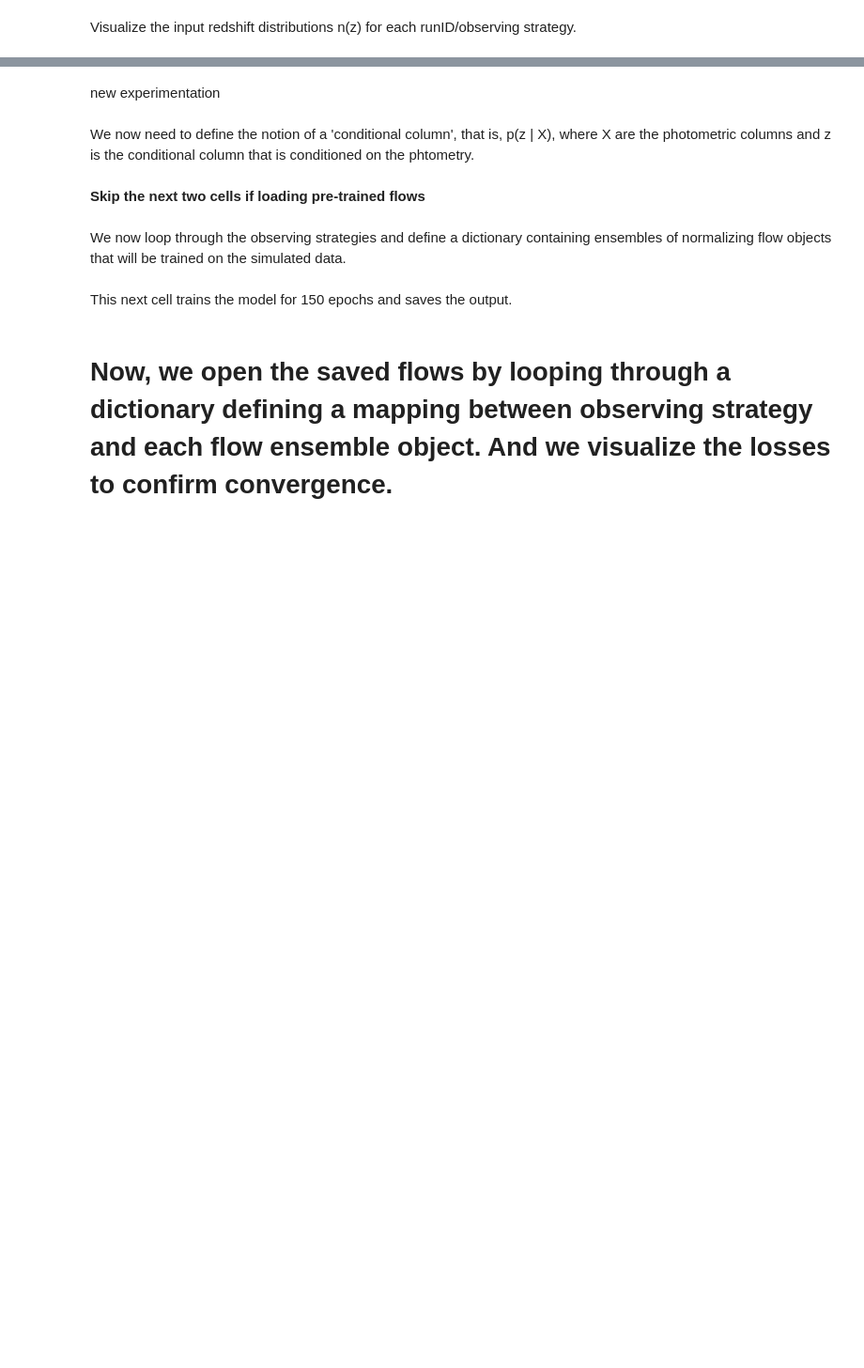
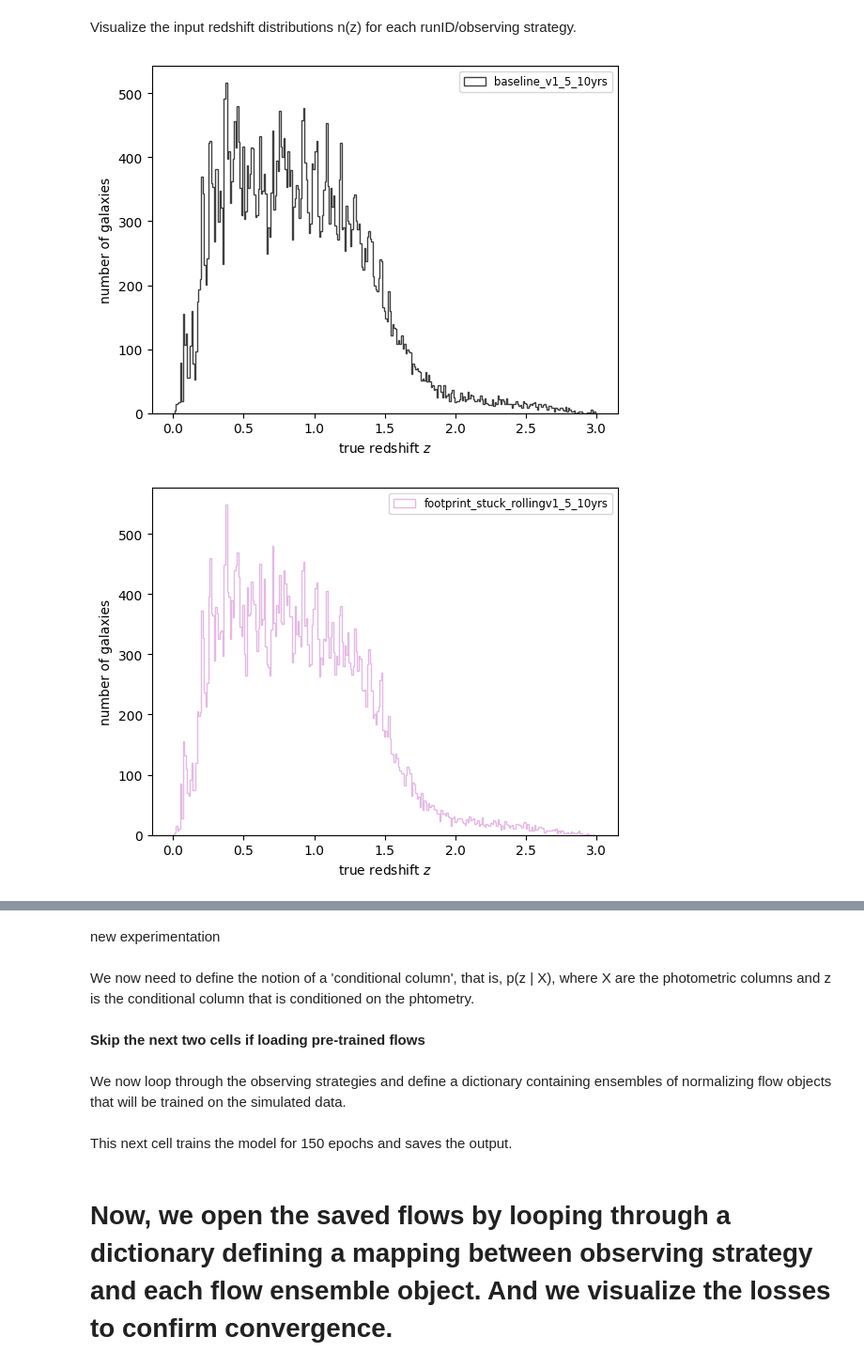
Before and after one commit to Rachel-0420/TLM-Continuous-Data, a Jupyter notebook: Example_TLM.ipynb, the cells around one changed output, grey strips where cells are left out. Shown at 94% size. Cells and saved outputs as stored; diff of their text form; code cells hidden in the pictures; blank space fills up the shorter version.

Commit message:
Plotted histogram for each OS

```diff
--- a/Example_TLM.ipynb
+++ b/Example_TLM.ipynb
@@ -228,2 +243,19 @@ for which_os in available_os:
 # %% [markdown]
 Visualize the input redshift distributions n(z) for each runID/observing strategy.
+# %%
+# Each OS individually
+
+from matplotlib.pyplot import hist, xlabel, ylabel, legend
+
+zbins = np.linspace(0, 3, 300)
+
+for which_os in available_os:
+  hist(z_cats[which_os]['z_true'], bins=zbins, alpha=0.75, histtype="step", color=os_colors[which_os],
+  label=os_names[which_os], density = False)
+  xlabel(r'true redshift $z$')
+  ylabel('number of galaxies')
+  legend(loc='upper right', fontsize='small')
+  plt.show()
+# %% [output]
+[figure, added]
+[figure, added]
```
Also changed, not shown: parts of 7 cells of this notebook.
